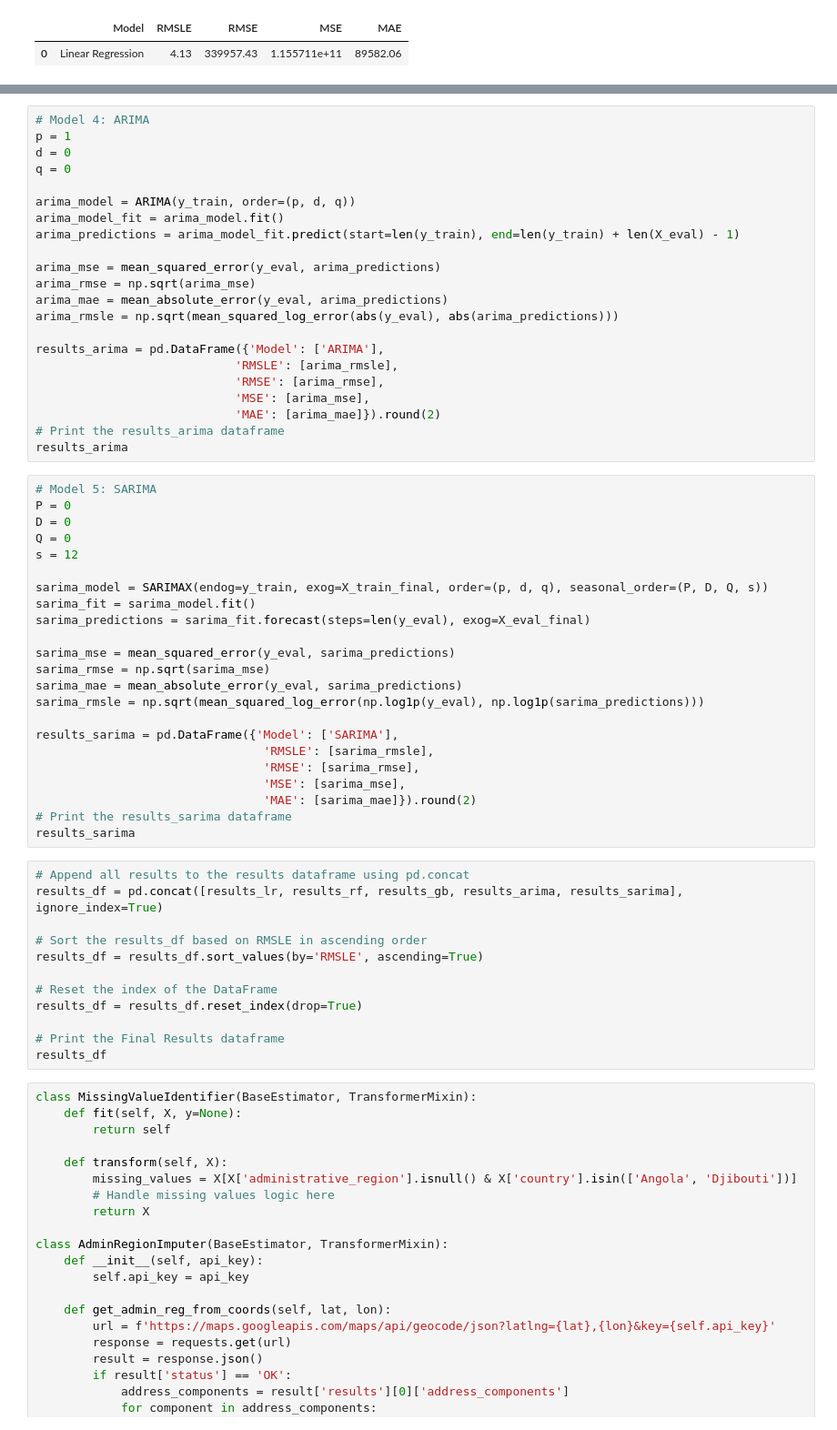
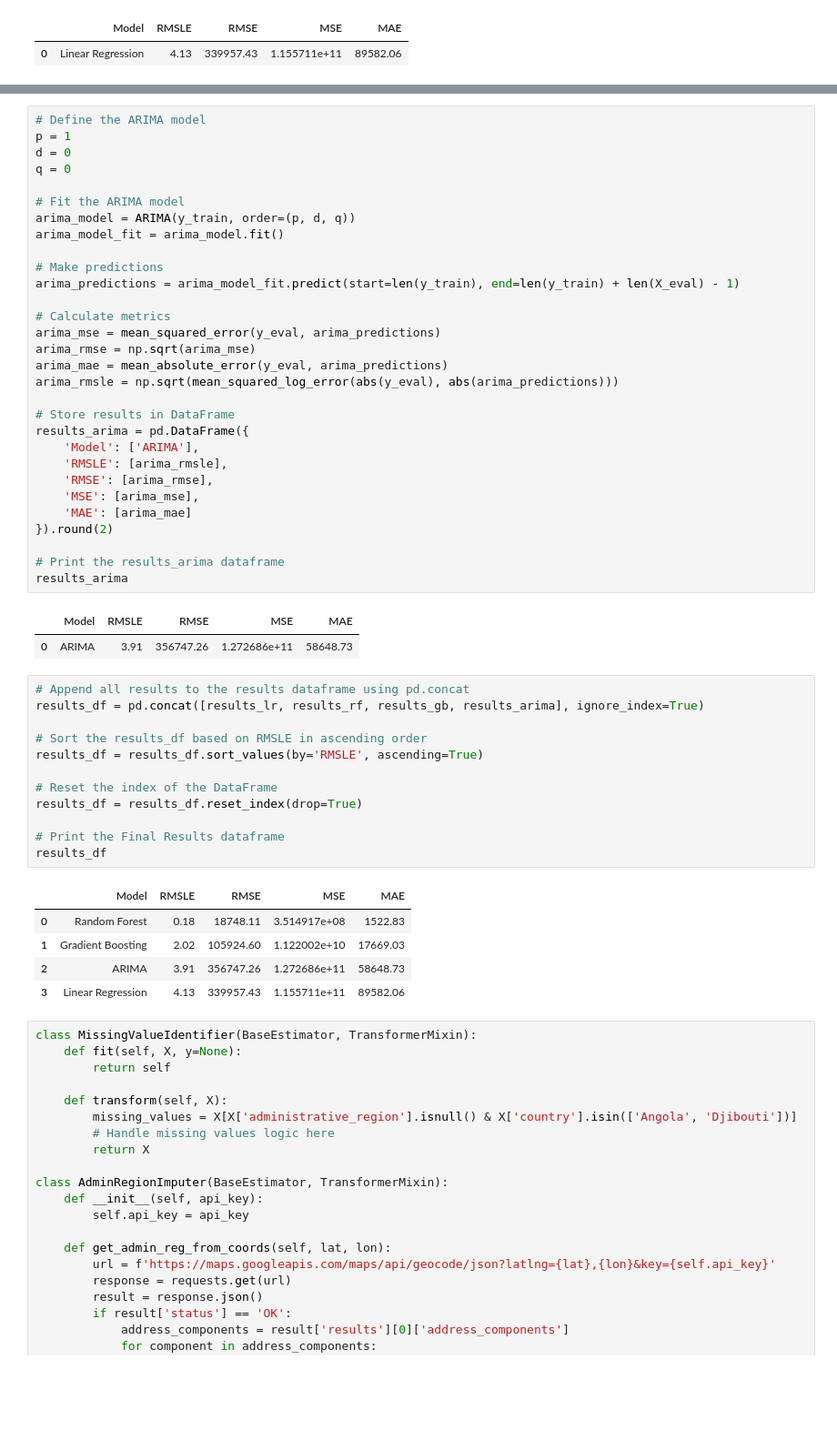
Before and after one commit to rasmodev/Staple-Food-and-Fuel-Price-Prediction-in-Africa, a Jupyter notebook: Staple_Food_Price_Prediction.ipynb, the cells around one changed output, grey strips where cells are left out. Shown at 91% size. Cells and saved outputs as stored; diff of their text form; blank space fills up the shorter version.

Commit message:
Completed Training the ML Models

```diff
--- a/Staple_Food_Price_Prediction.ipynb
+++ b/Staple_Food_Price_Prediction.ipynb
@@ -1951,60 +1957,54 @@ results_gb
 # %%
-# Model 4: ARIMA
+# Define the ARIMA model
 p = 1
 d = 0
 q = 0
 
+# Fit the ARIMA model
 arima_model = ARIMA(y_train, order=(p, d, q))
 arima_model_fit = arima_model.fit()
+
+# Make predictions
 arima_predictions = arima_model_fit.predict(start=len(y_train), end=len(y_train) + len(X_eval) - 1)
 
+# Calculate metrics
 arima_mse = mean_squared_error(y_eval, arima_predictions)
 arima_rmse = np.sqrt(arima_mse)
 arima_mae = mean_absolute_error(y_eval, arima_predictions)
 arima_rmsle = np.sqrt(mean_squared_log_error(abs(y_eval), abs(arima_predictions)))
 
-results_arima = pd.DataFrame({'Model': ['ARIMA'],
-                            'RMSLE': [arima_rmsle],
-                            'RMSE': [arima_rmse],
-                            'MSE': [arima_mse],
-                            'MAE': [arima_mae]}).round(2)
+# Store results in DataFrame
+results_arima = pd.DataFrame({
+    'Model': ['ARIMA'],
+    'RMSLE': [arima_rmsle],
+    'RMSE': [arima_rmse],
+    'MSE': [arima_mse],
+    'MAE': [arima_mae]
+}).round(2)
+
 # Print the results_arima dataframe
 results_arima
+# %% [output]
+|  | Model | RMSLE | RMSE | MSE | MAE |
+| 0 | ARIMA | 3.91 | 356747.26 | 1.272686e+11 | 58648.73 |
-# %%
-# Model 5: SARIMA
-P = 0
-D = 0
-Q = 0
-s = 12
-
-sarima_model = SARIMAX(endog=y_train, exog=X_train_final, order=(p, d, q), seasonal_order=(P, D, Q, s))
-sarima_fit = sarima_model.fit()
-sarima_predictions = sarima_fit.forecast(steps=len(y_eval), exog=X_eval_final)
-
-sarima_mse = mean_squared_error(y_eval, sarima_predictions)
-sarima_rmse = np.sqrt(sarima_mse)
-sarima_mae = mean_absolute_error(y_eval, sarima_predictions)
-sarima_rmsle = np.sqrt(mean_squared_log_error(np.log1p(y_eval), np.log1p(sarima_predictions)))
-
-results_sarima = pd.DataFrame({'Model': ['SARIMA'],
-                                'RMSLE': [sarima_rmsle],
-                                'RMSE': [sarima_rmse],
-                                'MSE': [sarima_mse],
-                                'MAE': [sarima_mae]}).round(2)
-# Print the results_sarima dataframe
-results_sarima
 # %%
 # Append all results to the results dataframe using pd.concat
-results_df = pd.concat([results_lr, results_rf, results_gb, results_arima, results_sarima], ignore_index=True)
+results_df = pd.concat([results_lr, results_rf, results_gb, results_arima], ignore_index=True)
 
 # Sort the results_df based on RMSLE in ascending order
 results_df = results_df.sort_values(by='RMSLE', ascending=True)
 
 # Reset the index of the DataFrame
 results_df = results_df.reset_index(drop=True)
 
 # Print the Final Results dataframe
 results_df
+# %% [output]
+|  | Model | RMSLE | RMSE | MSE | MAE |
+| 0 | Random Forest | 0.18 | 18748.11 | 3.514917e+08 | 1522.83 |
+| 1 | Gradient Boosting | 2.02 | 105924.60 | 1.122002e+10 | 17669.03 |
+| 2 | ARIMA | 3.91 | 356747.26 | 1.272686e+11 | 58648.73 |
+| 3 | Linear Regression | 4.13 | 339957.43 | 1.155711e+11 | 89582.06 |
 # %%
 class MissingValueIdentifier(BaseEstimator, TransformerMixin):
     def fit(self, X, y=None):
```
Also changed, not shown: parts of 3 cells of this notebook.
